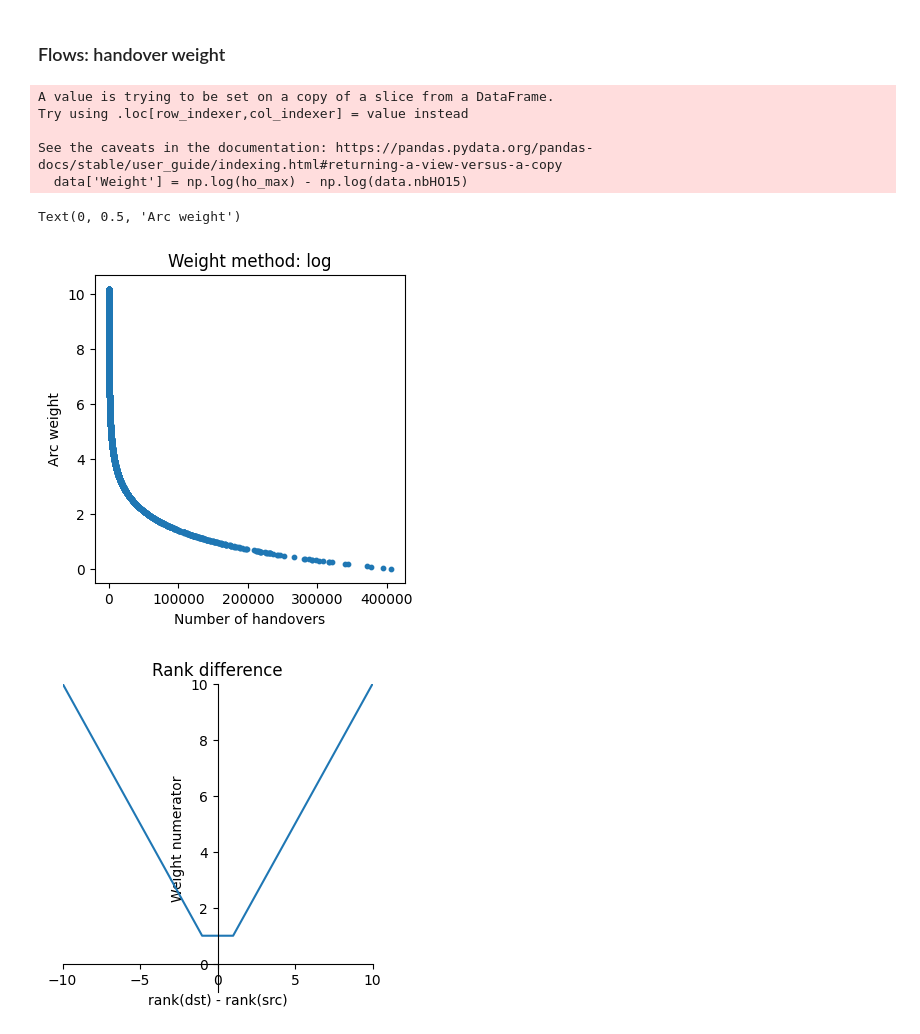
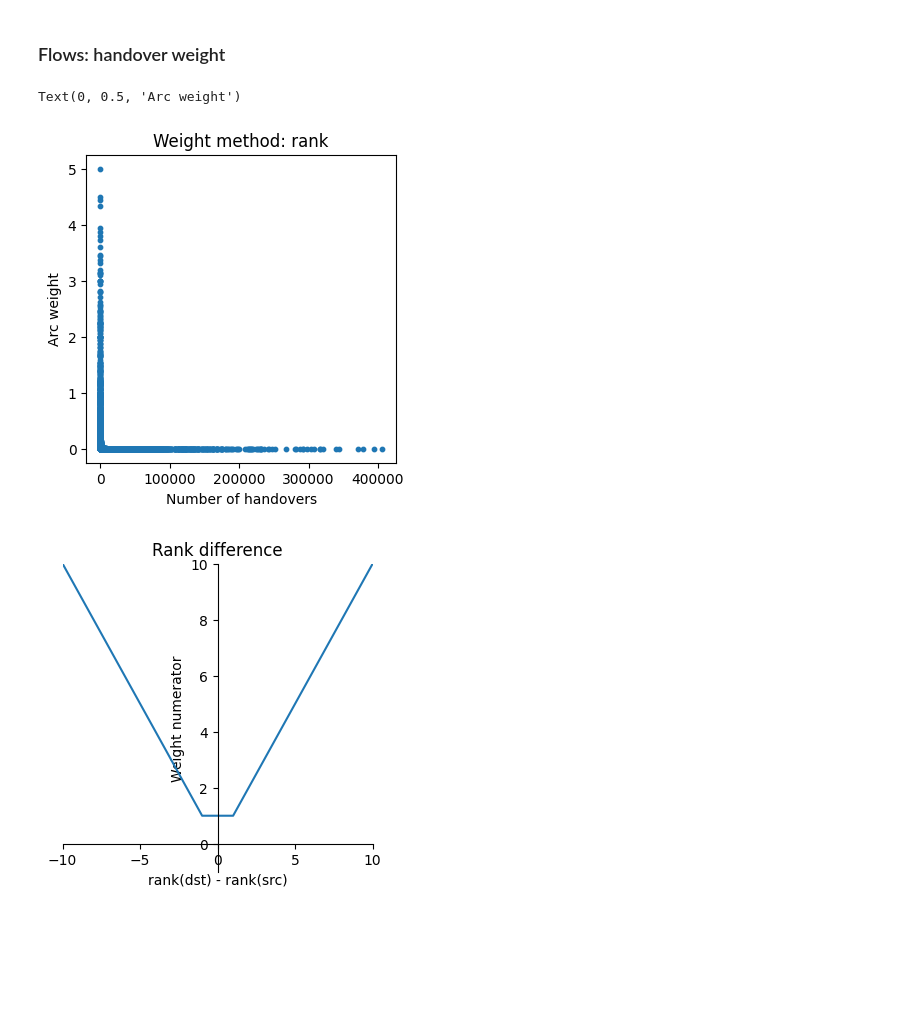
Before and after one commit to eakopyan/Popular-paths, a Jupyter notebook: HOProcess_v2/graph_analysis_day-night.ipynb, the cells around one changed output. Saved outputs shown, nothing was run; the diff lists cells and outputs as text; code cells hidden in the pictures; blank space fills up the shorter version.

```diff
--- a/HOProcess_v2/graph_analysis_day-night.ipynb
+++ b/HOProcess_v2/graph_analysis_day-night.ipynb
@@ -32,7 +32,7 @@ def join_ranks(data, enb_df):
     return data
 
 
-def compute_weight(data, method='inverse', enb_df=None):
+def compute_weight(data, method='inverse', absolute=False, enb_df=None):
     if method == 'inverse':
         data['Weight'] = 1/(data['nbHO15'])
 
@@ -49,9 +49,12 @@ def compute_weight(data, method='inverse', enb_df=None):
         if 'srcRank' not in data.columns:
             data = join_ranks(data, enb_df)
         ser = pd.Series()
-        for idx,row in data.iterrows():
-            #ser[idx] = max(1, row.srcRank - row.dstRank +1) / row.nbHO15
-            ser[idx] = max(1, abs(row.srcRank - row.dstRank)) / row.nbHO15
+        if absolute:
+            for idx,row in data.iterrows():
+                ser[idx] = max(1, abs(row.srcRank - row.dstRank)) / row.nbHO15
+        else:
+            for idx,row in data.iterrows():
+                ser[idx] = max(1, row.srcRank - row.dstRank +1) / row.nbHO15
         data['Weight'] = ser
 
     elif method == 'rank-dist':
@@ -60,9 +63,12 @@ def compute_weight(data, method='inverse', enb_df=None):
         if 'Distance' not in data.columns:
             data = compute_distance(data)
         ser = pd.Series()
-        for idx,row in data.iterrows():
-            #ser[idx] = max(1, row.srcRank - row.dstRank +1) / row.nbHO15
-            ser[idx] = max(1, abs(row.srcRank - row.dstRank)) / row.nbHO15
+        if absolute:
+            for idx,row in data.iterrows():
+                ser[idx] = max(1, abs(row.srcRank - row.dstRank)) / row.nbHO15
+        else:
+            for idx,row in data.iterrows():
+                ser[idx] = max(1, row.srcRank - row.dstRank +1) / row.nbHO15
         data['Weight'] = ser * data.Distance
 
     elif method == 'log':
@@ -70,7 +76,7 @@ def compute_weight(data, method='inverse', enb_df=None):
         data['Weight'] = np.log(ho_max) - np.log(data.nbHO15)
 
     else:
-        raise ValueError('Invalid method. Choose inverse, prop, distance, rank or rank-dist.')
+        raise ValueError('Invalid method. Choose between inverse, prop, distance, rank, rank-dist, or log.')
     return data
 # %%
 def compute_path_ho(data, path):
@@ -215,3 +219,7 @@ METHOD = 'log'
+# %%
+METHOD = 'rank'
+ABS = False
+NB_PATHS = 3
 # %% [markdown]
 # DAYTIME ANALYSIS
 ## 1. Import data
@@ -272,21 +291,16 @@ enb_df_day
 # %% [markdown]
 ### Flows: handover weight
 # %%
-ho_df_day = compute_weight(ho_df_day, METHOD, enb_df_day)
+ho_df_day = compute_weight(ho_df_day, METHOD, absolute=ABS, enb_df=enb_df_day)
 
 plt.figure(figsize=(4,4))
 plt.title('Weight method: '+METHOD)
 plt.scatter(ho_df_day.nbHO15, ho_df_day.Weight, s=10)
 plt.xlabel('Number of handovers')
 plt.ylabel('Arc weight')
 # %% [output]
-A value is trying to be set on a copy of a slice from a DataFrame.
-Try using .loc[row_indexer,col_indexer] = value instead
-
-See the caveats in the documentation: https://pandas.pydata.org/pandas-docs/stable/user_guide/indexing.html#returning-a-view-versus-a-copy
-  data['Weight'] = np.log(ho_max) - np.log(data.nbHO15)
+Text(0, 0.5, 'Arc weight')
-Text(0, 0.5, 'Arc weight')
-[figure, old version]
+[figure, new version]
 # %%
 rank_diff = np.arange(-10, 11, 1)
 r_src = 0
```
Also changed, not shown: parts of 7 cells of this notebook.
